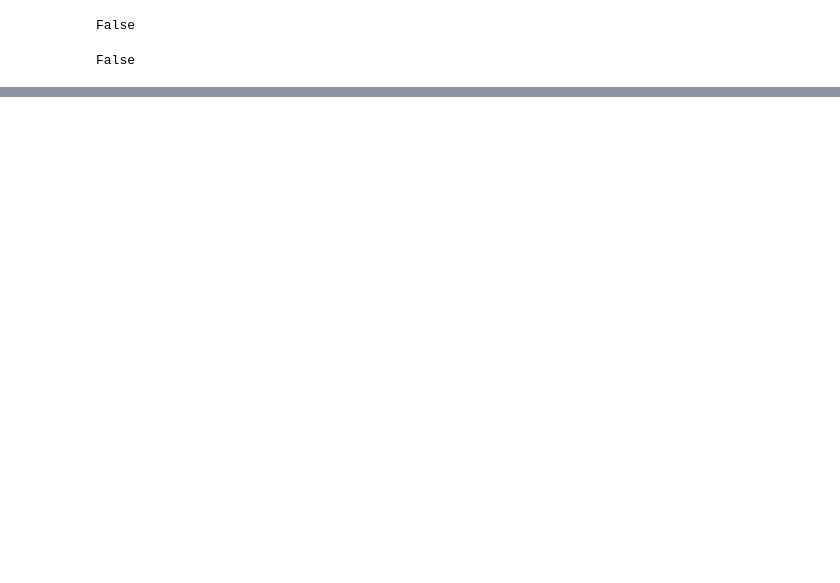
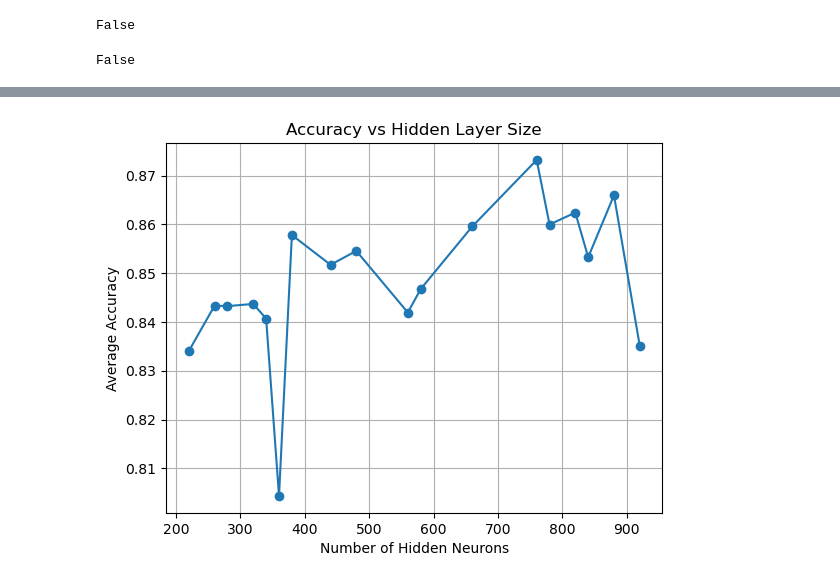
Before and after one commit to anantsahoo/ResearchProject-BioInspiredComputing, a Jupyter notebook: Programming/workspace.ipynb, the cells around one changed output, grey strips where cells are left out. Drawn from its saved outputs; the diff is of its cells as text; code cells hidden in the pictures; blank space fills up the shorter version.

```diff
--- a/Programming/workspace.ipynb
+++ b/Programming/workspace.ipynb
@@ -365,0 +398,19 @@ plt.show()
+# %%
+grouped = df.groupby("num_hidden")["accuracy"].mean()
+
+# Option 1: Convert to dictionary
+group_dict = grouped.to_dict()
+
+# Option 2: Get x and y lists for plotting
+x = grouped.index.tolist()   # This will be your 'num_hidden' values
+y = grouped.values.tolist()  # This will be the average accuracies
+
+# Now you can plot:
+plt.plot(x, y, marker='o')
+plt.xlabel("Number of Hidden Neurons")
+plt.ylabel("Average Accuracy")
+plt.title("Accuracy vs Hidden Layer Size")
+plt.grid(True)
+plt.show()
+# %% [output]
+[figure, added]
```
Also changed, not shown: parts of 18 cells of this notebook.
